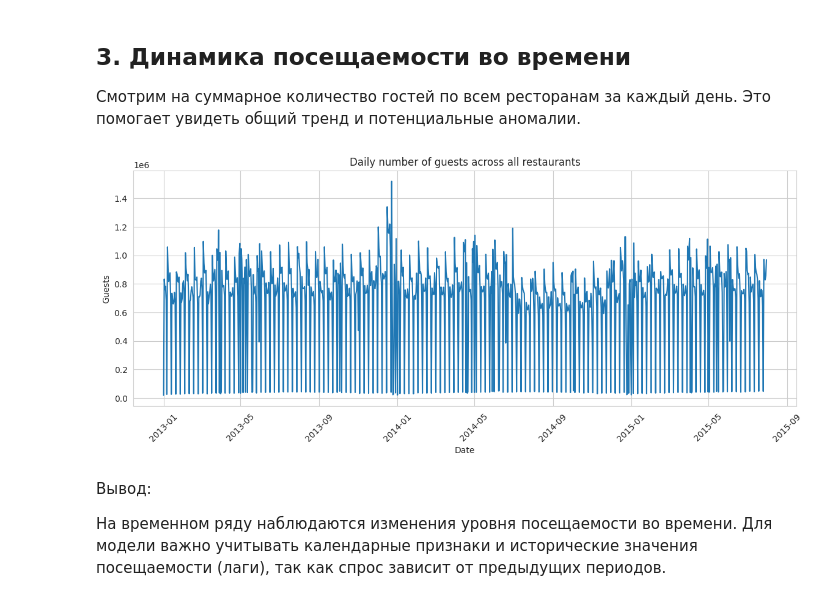
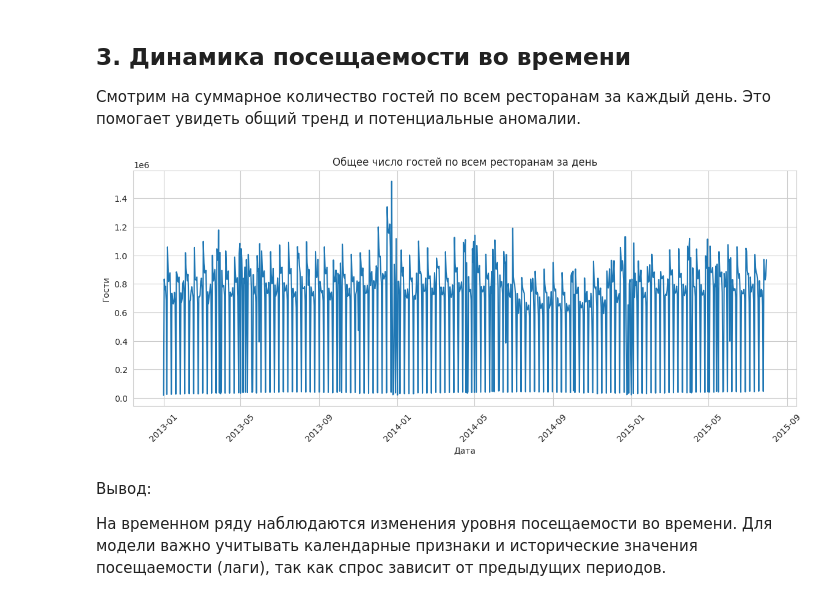
Before and after one commit to vitalinamysiv/restaurant-visitor-forecasting, a Jupyter notebook: notebooks/01_eda.ipynb, the cells around one changed output. Saved outputs shown, nothing was run; the diff lists cells and outputs as text; code cells hidden in the pictures.

```diff
--- a/notebooks/01_eda.ipynb
+++ b/notebooks/01_eda.ipynb
@@ -131,37 +131,37 @@ else:
 # %%
 daily = (
     df
     .groupby("date")
     ["guests"]
     .sum()
     .reset_index()
 )
 
 
 plt.figure(figsize=(14,5))
 
 plt.plot(
     daily["date"],
     daily["guests"]
 )
 
 plt.title(
-    "Daily number of guests across all restaurants"
+    "Общее число гостей по всем ресторанам за день"
 )
 
 plt.xlabel(
-    "Date"
+    "Дата"
 )
 
 plt.ylabel(
-    "Guests"
+    "Гости"
 )
 
 plt.xticks(rotation=45)
 
 plt.show()
 # %% [output]
-[figure, old version]
+[figure, new version]
 # %% [markdown]
 Вывод:
 
```
Also changed, not shown: parts of 1 cell of this notebook.
